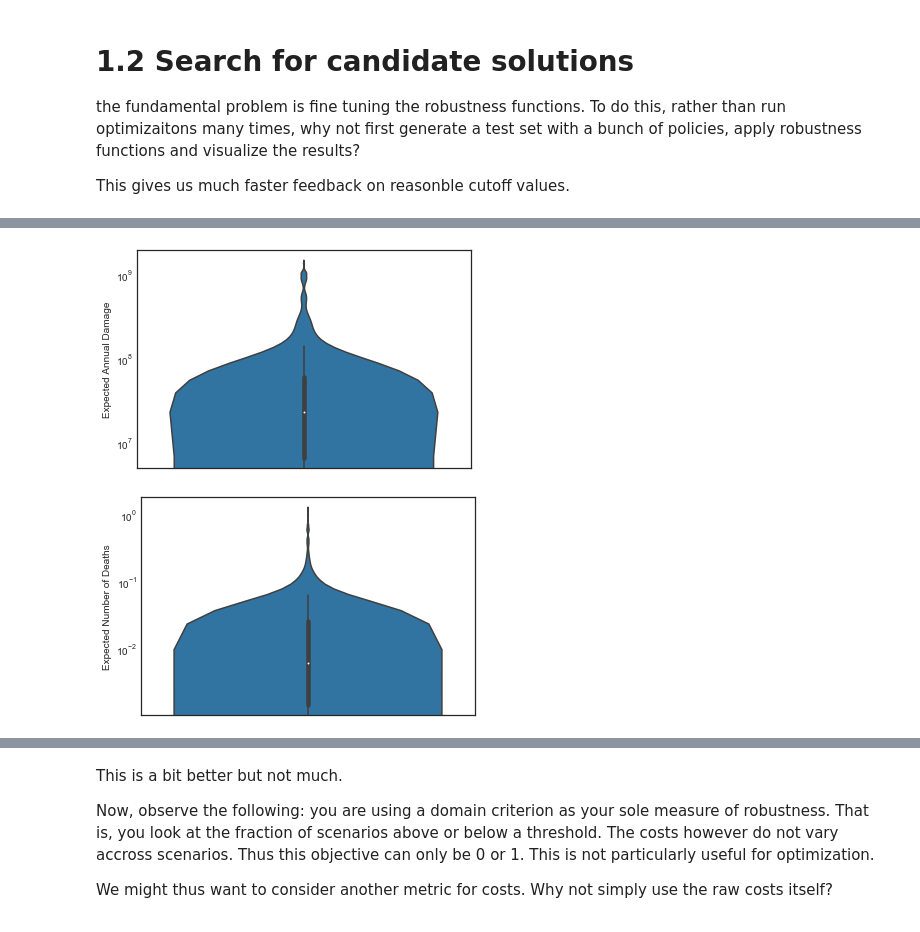
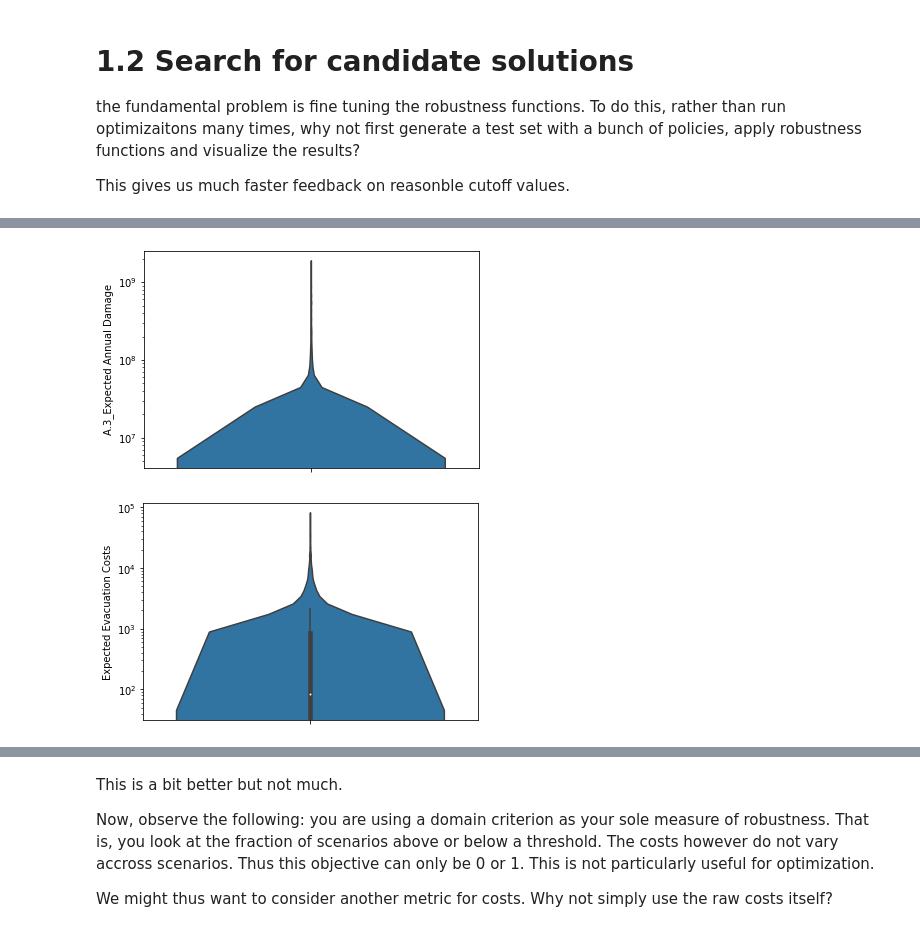
Before and after one commit to tamarvooijs/MBDM, a Jupyter notebook: final assignment/Optimization Moro-Meron.ipynb, the cells around one changed output, grey strips where cells are left out. Drawn from its saved outputs; the diff is of its cells as text; code cells hidden in the pictures.

Commit message:
violin plots

```diff
--- a/final assignment/Optimization Moro-Meron.ipynb
+++ b/final assignment/Optimization Moro-Meron.ipynb
@@ -41,5 +18,0 @@ IntegerParameter('A.5_DikeIncrease 2', 0, 10)
-# %%
-#enlisting outcomes
-outcomes = dike_model.outcomes
-for outcome in outcomes:
-    print(repr(outcome))
@@ -200,6 +152,7 @@ policy                      object
 model                       object
 dtype: object
 # %%
+policies_t = experiments['policy']
 for i, policy in enumerate(np.unique(policies_t)):
     experiments.loc[policies_t==policy, 'policy'] = str(i)
 # %%
@@ -332,16 +276,16 @@ plt.show()
 # %%
 data = pd.DataFrame(outcomes)
 data['policy'] = experiments['policy']
-ax = sns.violinplot(data=data, y='Expected Annual Damage')
+ax = sns.violinplot(data=data, y='A.3_Expected Annual Damage')
 ax.set_yscale('log')
 plt.show()
 # %% [output]
-[figure, old version]
+[figure, new version]
 # %%
 data = pd.DataFrame(outcomes)
 data['policy'] = experiments['policy']
-ax = sns.violinplot(data=data, y='Expected Number of Deaths')
+ax = sns.violinplot(data=data, y='Expected Evacuation Costs')
 ax.set_yscale('log')
 plt.show()
 # %% [output]
-[figure, old version]
+[figure, new version]
```
Also changed, not shown: parts of 26 cells of this notebook.
